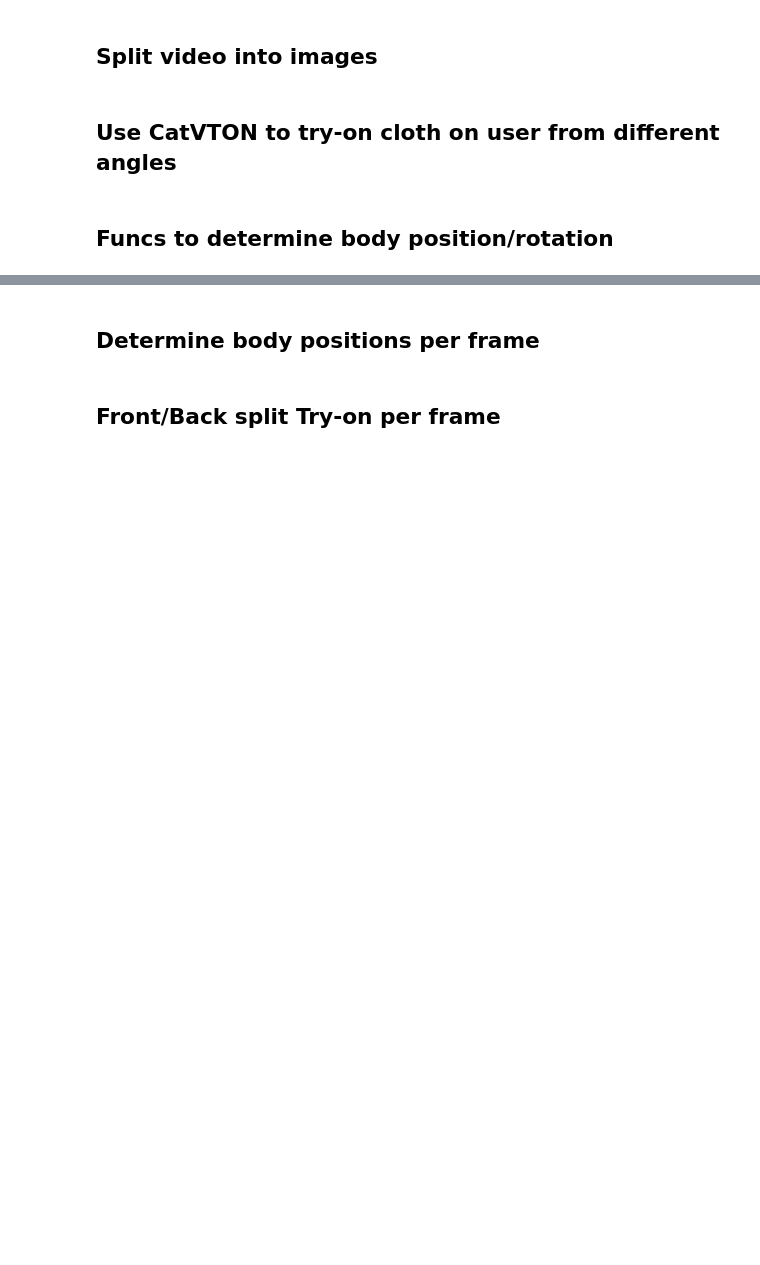
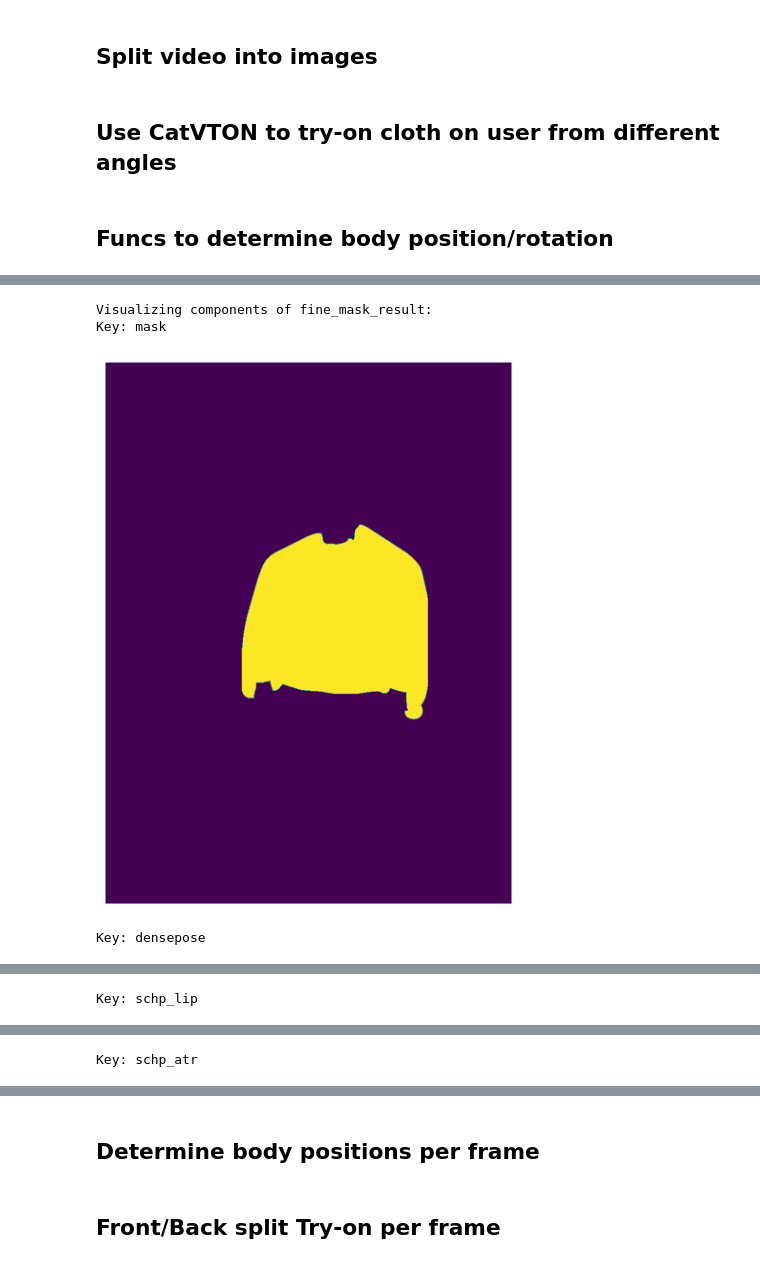
Before and after one commit to Eikthyrnir/CatVTON_3DGS, a Jupyter notebook: CatVTON_sandbox.ipynb, the cells around one changed output, grey strips where cells are left out. Saved outputs shown, nothing was run; the diff lists cells and outputs as text; code cells hidden in the pictures; blank space fills up the shorter version.

```diff
--- a/CatVTON_sandbox.ipynb
+++ b/CatVTON_sandbox.ipynb
@@ -554,2 +573,18 @@ show_multiple_images((front_person_img, coarse_res, refined_mask, final_res))
 # %%
 fine_mask_result
+# %%
+print("Visualizing components of fine_mask_result:")
+for key, value in fine_mask_result.items():
+    print(f"Key: {key}")
+    if isinstance(value, Image.Image):
+        show_multiple_images([value])
+    elif isinstance(value, np.ndarray):
+        # Convert numpy array to PIL Image for consistent display
+        show_multiple_images([Image.fromarray(value).convert("L")])
+    else:
+        print(f"  (Cannot display type: {type(value)})\n")
+# %% [output]
+Visualizing components of fine_mask_result:
+Key: mask
+[figure, added]
+Key: densepose
@@ -555,0 +592 @@ fine_mask_result
+Key: schp_lip
@@ -555,0 +594 @@ fine_mask_result
+Key: schp_atr
```
Also changed, not shown: parts of 7 cells of this notebook.
